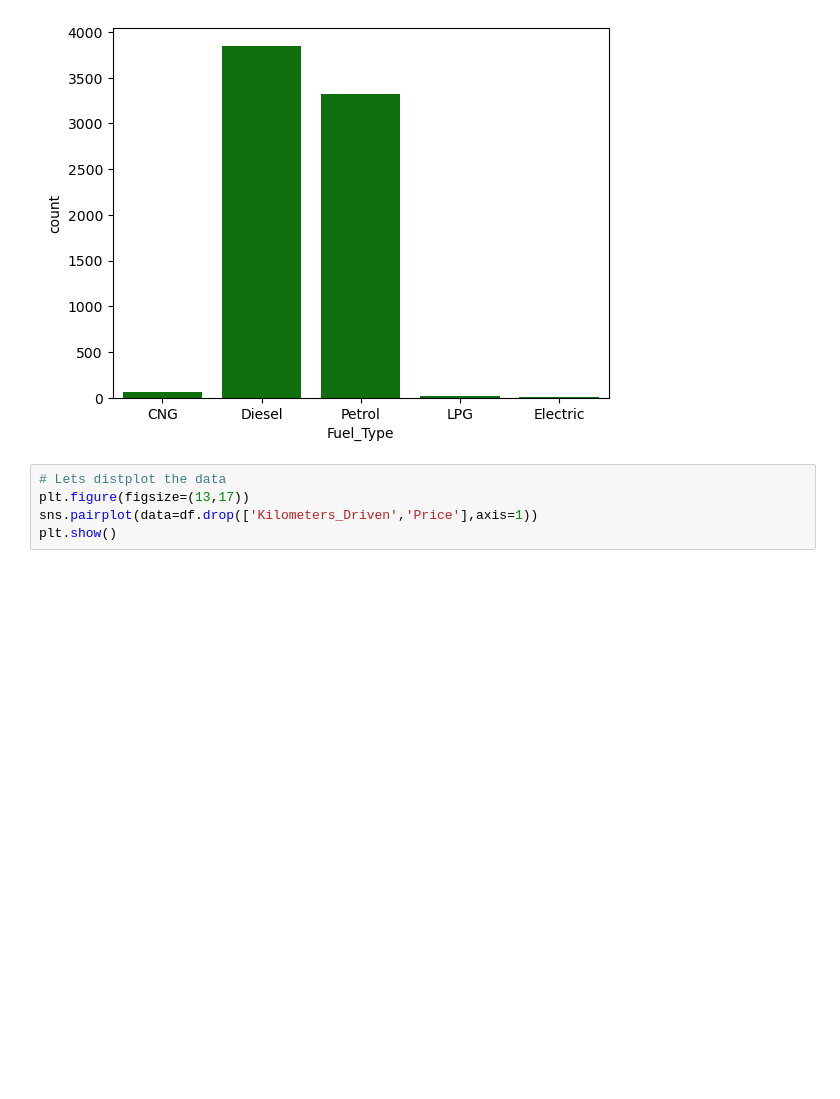
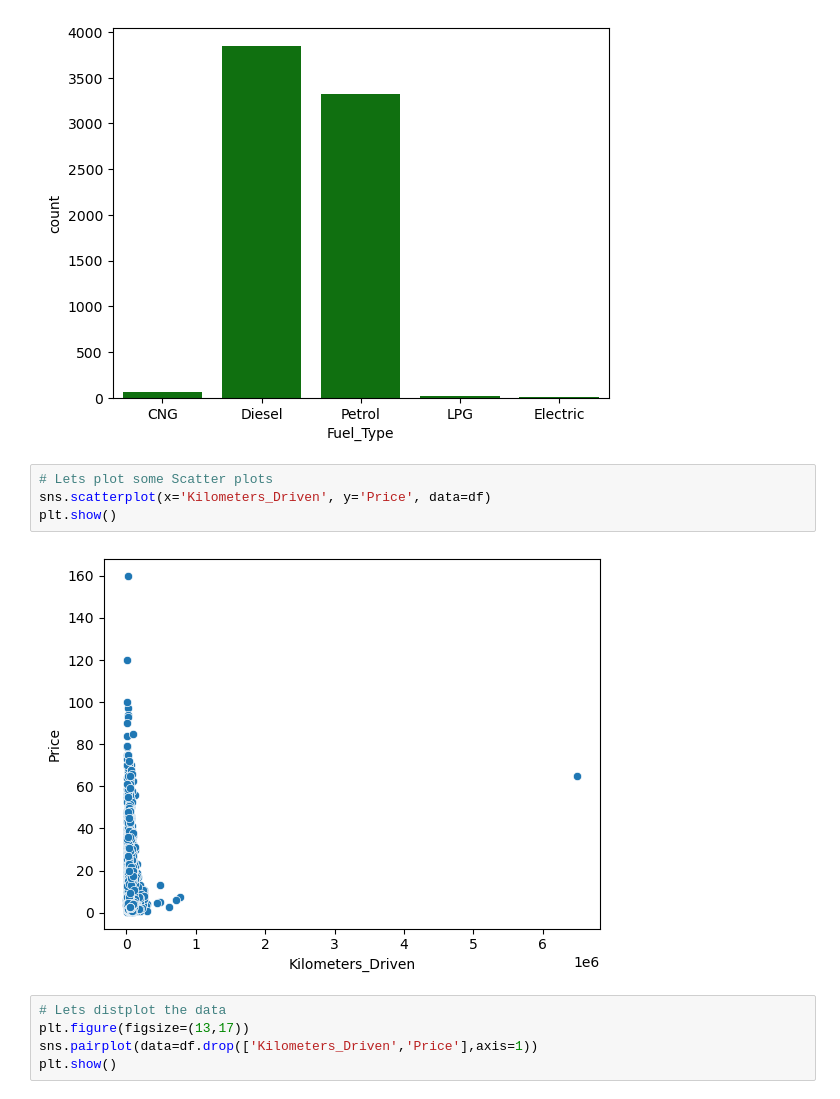
Before and after one commit to kumarcherukuris/DataAnalysis, a Jupyter notebook: Cars4u.ipynb, the cells around one changed output. Saved outputs shown, nothing was run; the diff lists cells and outputs as text; blank space fills up the shorter version.

```diff
--- a/Cars4u.ipynb
+++ b/Cars4u.ipynb
@@ -292,6 +292,12 @@ sns.countplot(x = 'Fuel_Type', data = df, color = 'green');
 #sns.countplot(x = 'Fuel_Type', data = df, color = 'green', order = df['Fuel_Type'].value_counts().index);
 # %% [output]
 [figure]
+# %%
+# Lets plot some Scatter plots
+sns.scatterplot(x='Kilometers_Driven', y='Price', data=df)
+plt.show()
+# %% [output]
+[figure, added]
 # %%
 # Lets distplot the data
 plt.figure(figsize=(13,17))
```
